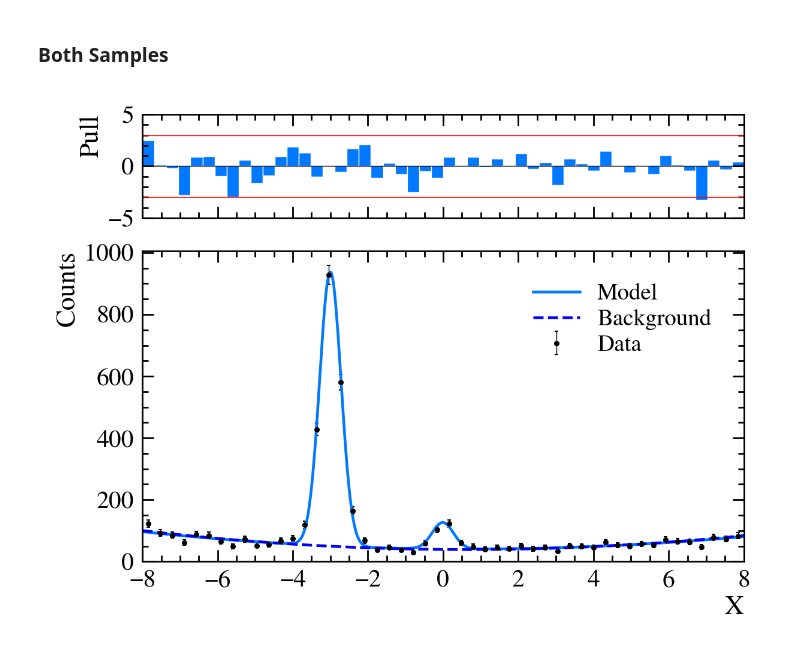
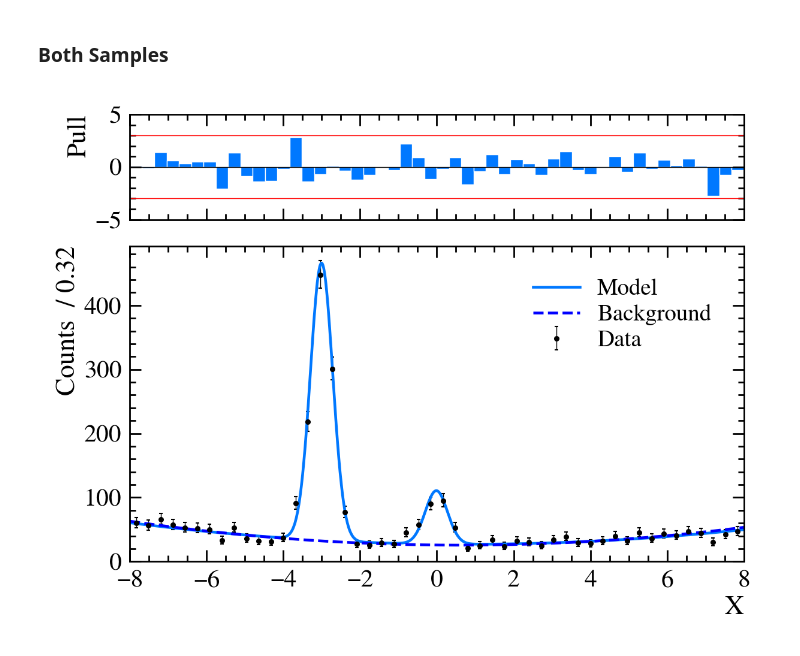
Before and after one commit to cpviolation/zfit_exercises, a Jupyter notebook: notebooks/SimultaneousFit.ipynb, the cells around one changed output. Saved outputs shown, nothing was run; the diff lists cells and outputs as text; code cells hidden in the pictures.

Commit message:
bugfix in the last plot

```diff
--- a/notebooks/SimultaneousFit.ipynb
+++ b/notebooks/SimultaneousFit.ipynb
@@ -121,12 +121,13 @@ fig, axs = plotter.plot_fit_and_residuals()
 # %% [markdown]
 ### Both Samples
 # %%
+data_comb = np.copy(data_np)
 data_comb = np.append(data_comb,data_ctl_np)
 frac_sig = data_np.size/data_comb.size
 model_comb = zfit.pdf.SumPDF([model, model_ctl], fracs=frac_sig)
 linear_comb = zfit.pdf.SumPDF([linear, linear_ctl], fracs=frac_sig)
 plotter = Plotter(data_comb, model_comb, bins=50, range=(-8,8), xlabel='X', model_label='Model', data_label='Data')
 plotter.add_component(linear_comb, frac_sig*(1-frac)+(1-frac_sig)*(1-frac_ctl), label='Background', linestyle='--', color='b')
 fig, axs = plotter.plot_fit_and_residuals()
 # %% [output]
-[figure, old version]
+[figure, new version]
```
Also changed, not shown: parts of 3 cells of this notebook.
